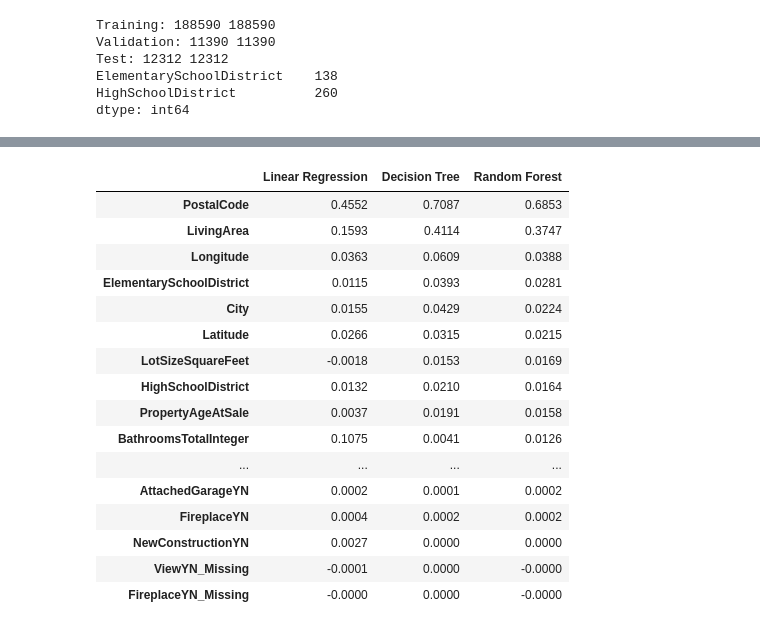
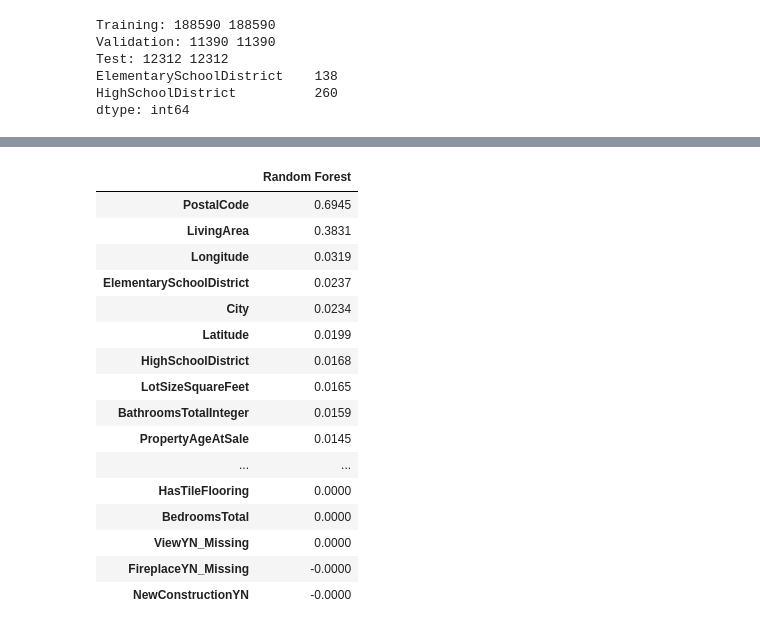
Before and after one commit to Jehad142/IDX-Exchange-Data-Science, a Jupyter notebook: notebooks/04_model_comparison.ipynb, the cells around one changed output, grey strips where cells are left out. Saved outputs shown, nothing was run; the diff lists cells and outputs as text; code cells hidden in the pictures.

```diff
--- a/notebooks/04_model_comparison.ipynb
+++ b/notebooks/04_model_comparison.ipynb
@@ -622,6 +580,7 @@ ratio_pipeline = Pipeline([("imputation", SimpleImputer(strategy="median")),
                            ("scaling", StandardScaler())])
 ratio_column = ["BedBathRatio"]
 school_district_columns = ["ElementarySchoolDistrict", "HighSchoolDistrict"]
+sed_columns = ["DistrictSEDPct"]
 
 # Target encoding for school district features
 school_district_pipeline = Pipeline([("target_encoding", TargetEncoder(target_type="continuous", cv=5, shuffle=True, random_state=42))])
@@ -645,8 +689,8 @@ preprocessor_ratio = ColumnTransformer([
     # New feature
     ("bed_bath_ratio", ratio_pipeline, ratio_column)])
 # %%
-# Extend baseline preprocessing with both engineered features
-preprocessor_fe = ColumnTransformer([
+# Extend baseline preprocessing with school district engineered features
+preprocessor_school_dist = ColumnTransformer([
     ("area", area_pipeline, area_columns),
     ("property", property_pipeline, property_columns),
     ("coordinates", coordinate_pipeline, coordinate_columns),
@@ -655,5 +699,5 @@ preprocessor_fe = ColumnTransformer([
     ("binary_missing", "passthrough", binary_missing_columns),
     ("categorical", categorical_pipeline, categorical_columns),
     # New features
-    ("bed_bath_ratio", ratio_pipeline, ratio_column),
-    ("school_district", school_district_pipeline, school_district_columns)])
+    ("school_district", school_district_pipeline, school_district_columns),
+    ("district_sed", ratio_pipeline, sed_columns)])
@@ -834,0 +1075,6 @@ display(validation_comparison_df.round(4))
+# %%
+X_train_school_hoa_flooring, X_validation_school_hoa_flooring, X_test_school_hoa_flooring = (model_datasets["school_hoa_flooring"])
+
+random_forest_pipeline_school_hoa_flooring = Pipeline([("coordinate_imputation", CoordinateImputer()),
+                                                       ("preprocessing", preprocessor_school_hoa_flooring),
+                                                       ("model", RandomForestRegressor(n_estimators=100, random_state=42))])
@@ -834,0 +1112,22 @@ display(validation_comparison_df.round(4))
+# %%
+# Fit Random Forest with school districts, HOA, and flooring
+random_forest_pipeline_school_hoa_flooring.fit(X_train_school_hoa_flooring, y_train)
+
+# Generate predictions on the original ClosePrice scale
+train_predictions = np.expm1(random_forest_pipeline_school_hoa_flooring.predict(X_train_school_hoa_flooring))
+
+val_predictions = np.expm1(random_forest_pipeline_school_hoa_flooring.predict(X_validation_school_hoa_flooring))
+
+# Calculate evaluation metrics
+train_r2 = r2_score(np.expm1(y_train), train_predictions)
+val_r2 = r2_score(np.expm1(y_val), val_predictions)
+val_mape = mape(np.expm1(y_val), val_predictions)
+val_mdape = mdape(np.expm1(y_val), val_predictions)
+val_mae = mean_absolute_error(np.expm1(y_val), val_predictions)
+
+# Store results
+combined_results = pd.DataFrame([{"Model": "Random Forest + School Districts + HOA + Flooring",
+                                  "Training R²": train_r2, "Validation R²": val_r2,"Validation MAPE (%)": val_mape,
+                                  "Validation MdAPE (%)": val_mdape, "Validation MAE ($)": val_mae}])
+
+display(combined_results.round(4))
@@ -835,34 +1157,33 @@ display(validation_comparison_df.round(4))
 # %%
 # Calculate permutation importance for all three models
 importance_results = []
 
-for name, pipeline in [("Linear Regression", linear_regression_pipeline_fe), ("Decision Tree", decision_tree_pipeline_fe),
-                       ("Random Forest", random_forest_pipeline_fe)]:
+for name, pipeline in [("Random Forest", random_forest_pipeline_school_hoa_flooring)]:
 
-    perm_importance = permutation_importance(pipeline, X_validation_fe, y_val, scoring=close_price_r2,
+    perm_importance = permutation_importance(pipeline, X_validation_school_hoa_flooring, y_val, scoring=close_price_r2,
                                              n_repeats=5, random_state=42, n_jobs=1)
-    importance_results.append(pd.Series(perm_importance.importances_mean, index=X_validation_fe.columns, name=name))
+    importance_results.append(pd.Series(perm_importance.importances_mean, index=X_validation_school_hoa_flooring.columns, name=name))
 
 # Combine feature importance into one DataFrame
 feature_importance_df = pd.concat(importance_results, axis=1)
 # Sort features by Random Forest importance
 feature_importance_df = feature_importance_df.sort_values("Random Forest", ascending=False)
 display(feature_importance_df.round(4))
 # %% [output]
-|  | Linear Regression | Decision Tree | Random Forest |
-| PostalCode | 0.4552 | 0.7087 | 0.6853 |
-| LivingArea | 0.1593 | 0.4114 | 0.3747 |
-| Longitude | 0.0363 | 0.0609 | 0.0388 |
-| ElementarySchoolDistrict | 0.0115 | 0.0393 | 0.0281 |
-| City | 0.0155 | 0.0429 | 0.0224 |
-| Latitude | 0.0266 | 0.0315 | 0.0215 |
-| LotSizeSquareFeet | -0.0018 | 0.0153 | 0.0169 |
-| HighSchoolDistrict | 0.0132 | 0.0210 | 0.0164 |
-| PropertyAgeAtSale | 0.0037 | 0.0191 | 0.0158 |
-| BathroomsTotalInteger | 0.1075 | 0.0041 | 0.0126 |
-| ... | ... | ... | ... |
-| AttachedGarageYN | 0.0002 | 0.0001 | 0.0002 |
-| FireplaceYN | 0.0004 | 0.0002 | 0.0002 |
-| NewConstructionYN | 0.0027 | 0.0000 | 0.0000 |
-| ViewYN_Missing | -0.0001 | 0.0000 | -0.0000 |
-| FireplaceYN_Missing | -0.0000 | 0.0000 | -0.0000 |
+|  | Random Forest |
+| PostalCode | 0.6945 |
+| LivingArea | 0.3831 |
+| Longitude | 0.0319 |
+| ElementarySchoolDistrict | 0.0237 |
+| City | 0.0234 |
+| Latitude | 0.0199 |
+| HighSchoolDistrict | 0.0168 |
+| LotSizeSquareFeet | 0.0165 |
+| BathroomsTotalInteger | 0.0159 |
+| PropertyAgeAtSale | 0.0145 |
+| ... | ... |
+| HasTileFlooring | 0.0000 |
+| BedroomsTotal | 0.0000 |
+| ViewYN_Missing | 0.0000 |
+| FireplaceYN_Missing | -0.0000 |
+| NewConstructionYN | -0.0000 |
```
Also changed, not shown: parts of 70 cells of this notebook.
